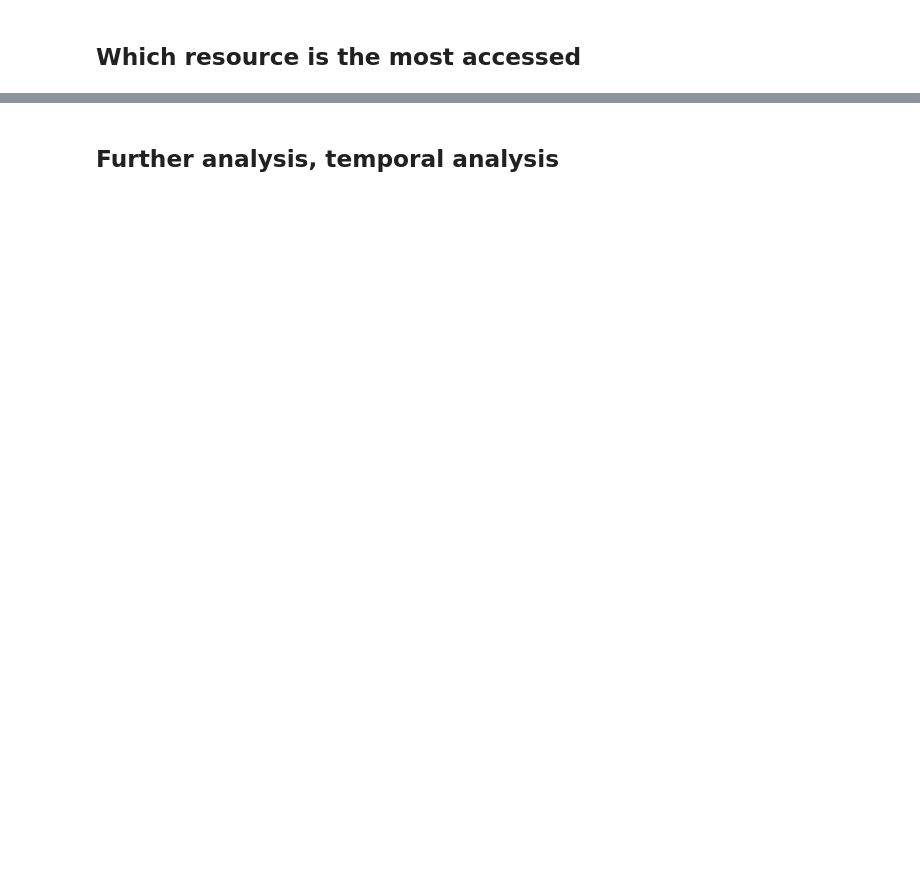
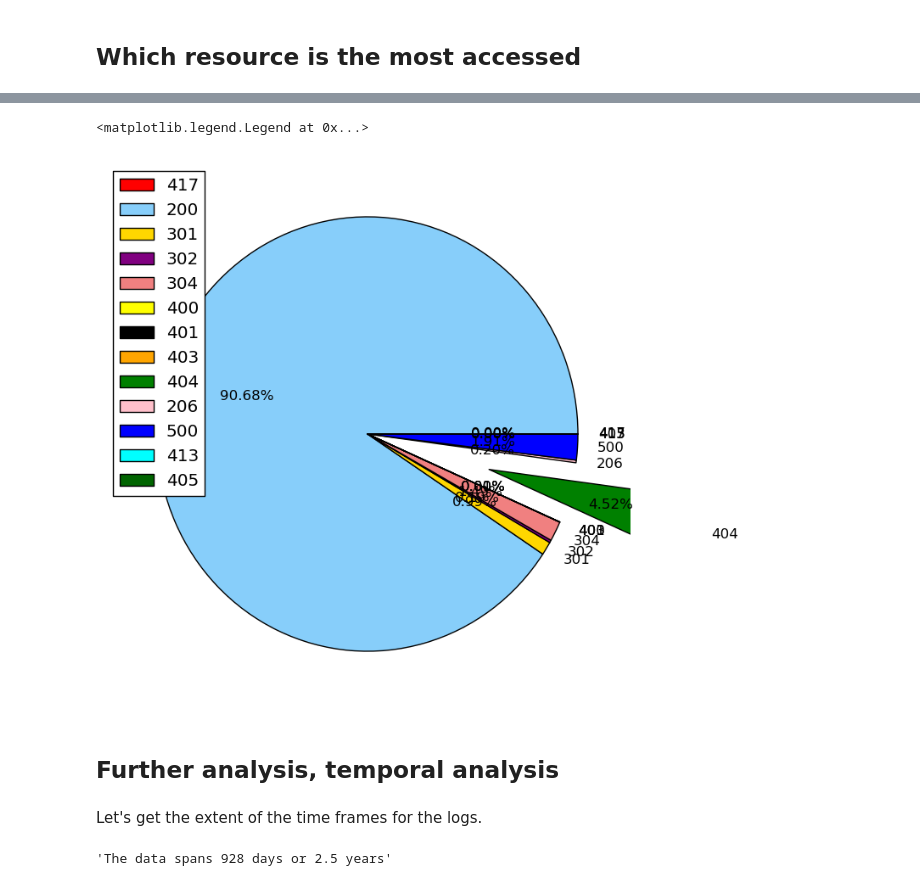
Before and after one commit to sohail288/spark_projects, a Jupyter notebook: Apache Web Log.ipynb, the cells around one changed output, grey strips where cells are left out. Drawn from its saved outputs; the diff is of its cells as text; code cells hidden in the pictures; blank space fills up the shorter version.

```diff
--- a/Apache Web Log.ipynb
+++ b/Apache Web Log.ipynb
@@ -237,2 +299,17 @@ plt.axis('equal')
+# %%
+fig = plt.figure(figsize=(8,8), facecolor='white')
+patches, texts, autotexts = plt.pie(proportions, labels=labels, colors=colors,
+                                    explode=explode, autopct=fixPercent)
+
+for text, autotext in zip(texts, autotexts):
+    if autotext.get_text() == '':
+        text.set_text('')
+
+plt.legend(labels, loc=0)
+# %% [output]
+<matplotlib.legend.Legend at 0x...>
+[figure, added]
 # %% [markdown]
 ## Further analysis, temporal analysis
+# %% [markdown]
+Let's get the extent of the time frames for the logs.
@@ -238,0 +321,4 @@ plt.axis('equal')
+# %%
+"The data spans {} days or {:.2} years".format(diff.days, diff.days/float(365))
+# %% [output]
+'The data spans 928 days or 2.5 years'
```
Also changed, not shown: parts of 38 cells of this notebook, 1 other file.
